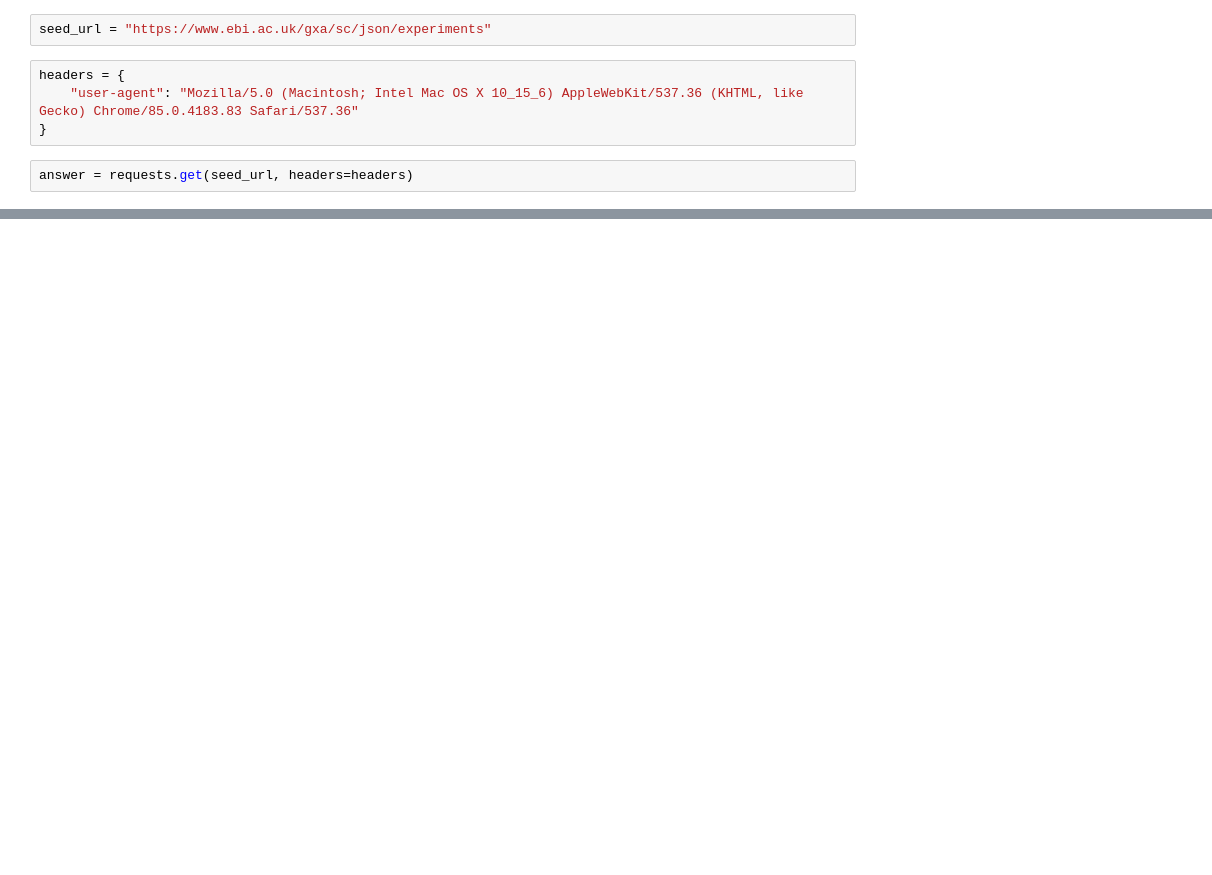
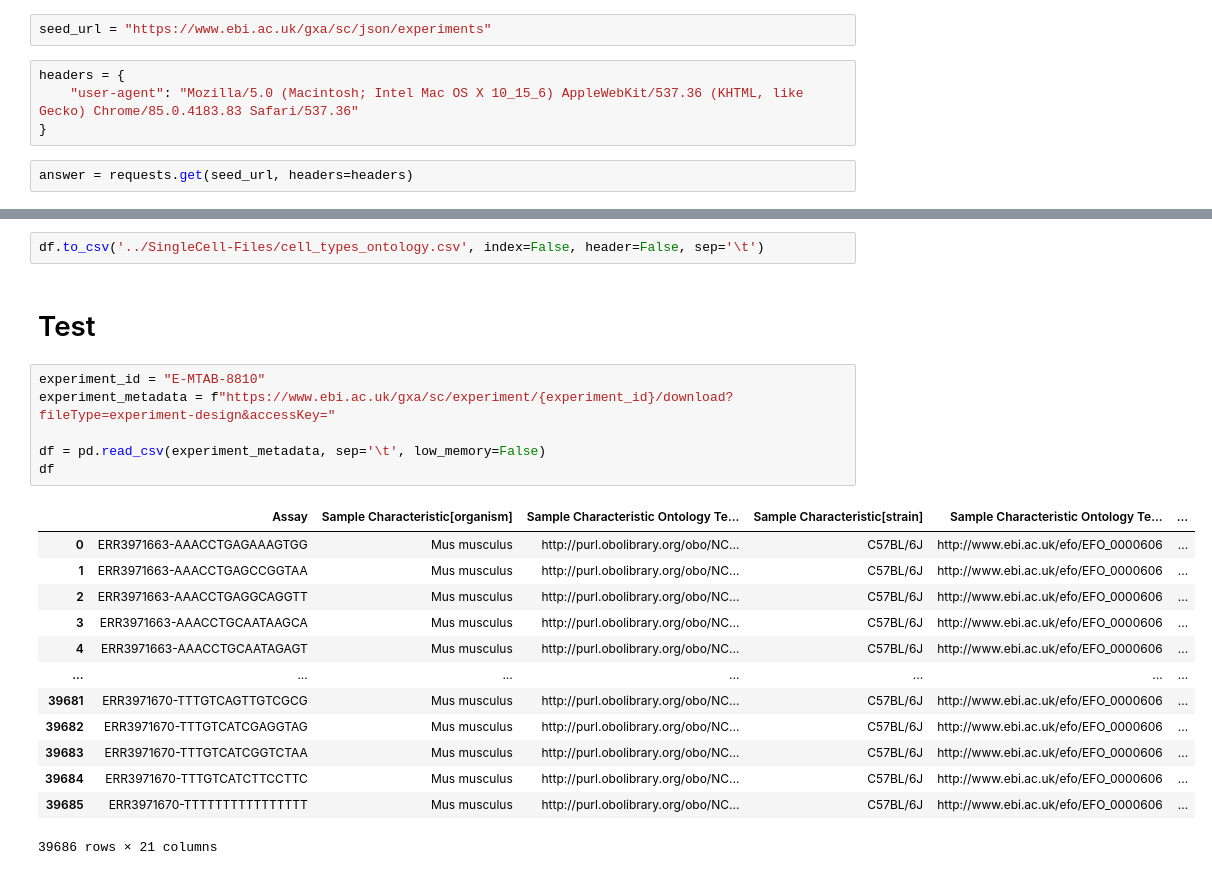
Before and after one commit to edusalcas/single-cell, a Jupyter notebook: SingleCell-PyProject/Standard_Cell_Types.ipynb, the cells around one changed output, grey strips where cells are left out. Drawn from its saved outputs; the diff is of its cells as text; blank space fills up the shorter version.

```diff
--- a/SingleCell-PyProject/Standard_Cell_Types.ipynb
+++ b/SingleCell-PyProject/Standard_Cell_Types.ipynb
@@ -226,0 +315,24 @@ df_ct.to_excel('../SingleCell-Files/cell_types.xlsx', index=False)
+# %%
+df.to_csv('../SingleCell-Files/cell_types_ontology.csv', index=False, header=False, sep='\t')
+# %% [markdown]
+# Test
+# %%
+experiment_id = "E-MTAB-8810"
+experiment_metadata = f"https://www.ebi.ac.uk/gxa/sc/experiment/{experiment_id}/download?fileType=experiment-design&accessKey="
+
+df = pd.read_csv(experiment_metadata, sep='\t', low_memory=False)
+df
+# %% [output]
+|  | Assay | Sample Characteristic[organism] | Sample Characteristic Ontology Te... | Sample Characteristic[strain] | Sample Characteristic Ontology Te... | ... |
+| 0 | ERR3971663-AAACCTGAGAAAGTGG | Mus musculus | http://purl.obolibrary.org/obo/NC... | C57BL/6J | http://www.ebi.ac.uk/efo/EFO_0000606 | ... |
+| 1 | ERR3971663-AAACCTGAGCCGGTAA | Mus musculus | http://purl.obolibrary.org/obo/NC... | C57BL/6J | http://www.ebi.ac.uk/efo/EFO_0000606 | ... |
+| 2 | ERR3971663-AAACCTGAGGCAGGTT | Mus musculus | http://purl.obolibrary.org/obo/NC... | C57BL/6J | http://www.ebi.ac.uk/efo/EFO_0000606 | ... |
+| 3 | ERR3971663-AAACCTGCAATAAGCA | Mus musculus | http://purl.obolibrary.org/obo/NC... | C57BL/6J | http://www.ebi.ac.uk/efo/EFO_0000606 | ... |
+| 4 | ERR3971663-AAACCTGCAATAGAGT | Mus musculus | http://purl.obolibrary.org/obo/NC... | C57BL/6J | http://www.ebi.ac.uk/efo/EFO_0000606 | ... |
+| ... | ... | ... | ... | ... | ... | ... |
+| 39681 | ERR3971670-TTTGTCAGTTGTCGCG | Mus musculus | http://purl.obolibrary.org/obo/NC... | C57BL/6J | http://www.ebi.ac.uk/efo/EFO_0000606 | ... |
+| 39682 | ERR3971670-TTTGTCATCGAGGTAG | Mus musculus | http://purl.obolibrary.org/obo/NC... | C57BL/6J | http://www.ebi.ac.uk/efo/EFO_0000606 | ... |
+| 39683 | ERR3971670-TTTGTCATCGGTCTAA | Mus musculus | http://purl.obolibrary.org/obo/NC... | C57BL/6J | http://www.ebi.ac.uk/efo/EFO_0000606 | ... |
+| 39684 | ERR3971670-TTTGTCATCTTCCTTC | Mus musculus | http://purl.obolibrary.org/obo/NC... | C57BL/6J | http://www.ebi.ac.uk/efo/EFO_0000606 | ... |
+| 39685 | ERR3971670-TTTTTTTTTTTTTTTT | Mus musculus | http://purl.obolibrary.org/obo/NC... | C57BL/6J | http://www.ebi.ac.uk/efo/EFO_0000606 | ... |
+39686 rows × 21 columns
```
Also changed, not shown: parts of 39 cells of this notebook, 20 other files.
